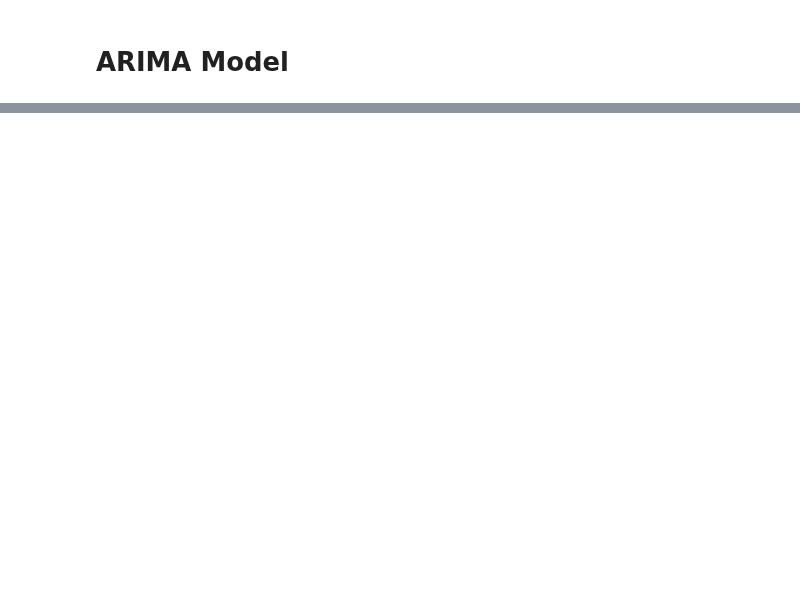
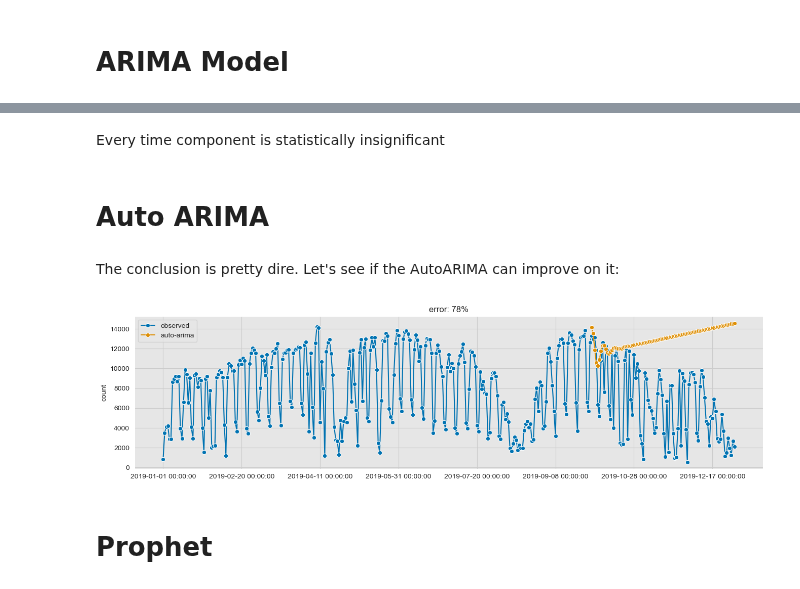
Before and after one commit to toscasterre/thesis-forecasting, a Jupyter notebook: notebooks/05-ARIMA.ipynb, the cells around one changed output, grey strips where cells are left out. Drawn from its saved outputs; the diff is of its cells as text; code cells hidden in the pictures; blank space fills up the shorter version.

```diff
--- a/notebooks/05-ARIMA.ipynb
+++ b/notebooks/05-ARIMA.ipynb
@@ -137,0 +419,26 @@ The autocorrelation plot suggested us to
+# %% [markdown]
+Every time component is statistically insignificant
+# %% [markdown]
+# Auto ARIMA
+# %% [markdown]
+The conclusion is pretty dire. Let's see if the AutoARIMA can improve on it:
+# %%
+from sktime.forecasting.arima import AutoARIMA
+
+auto_arima = AutoARIMA(d=1, max_order=10, maxiter=500)  # differencing order
+
+auto_arima.fit(y_train)
+
+auto_arima_pred = auto_arima.predict(fh)
+
+auto_arima_error = mean_absolute_percentage_error(y_test, auto_arima_pred)
+
+plot_series(daily_rentals, auto_arima_pred, labels=["observed", "auto-arima"])
+
+plt.title(f"error: {round(auto_arima_error * 100)}%")
+
+plt.show()
+# %% [output]
+[figure, added]
+# %% [markdown]
+# Prophet
```
Also changed, not shown: parts of 24 cells of this notebook, 2 other files.
